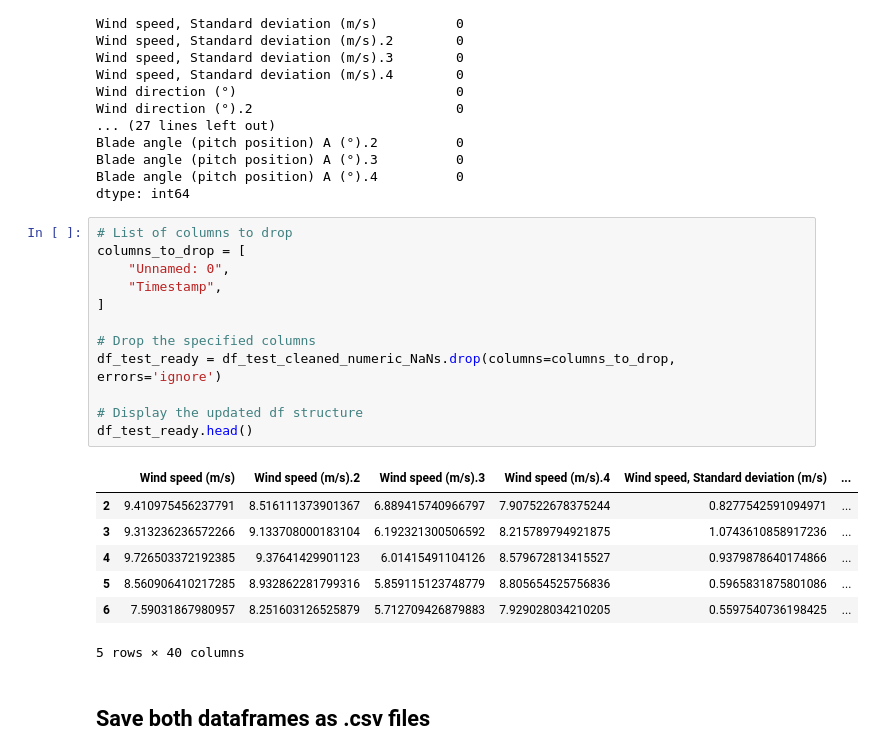
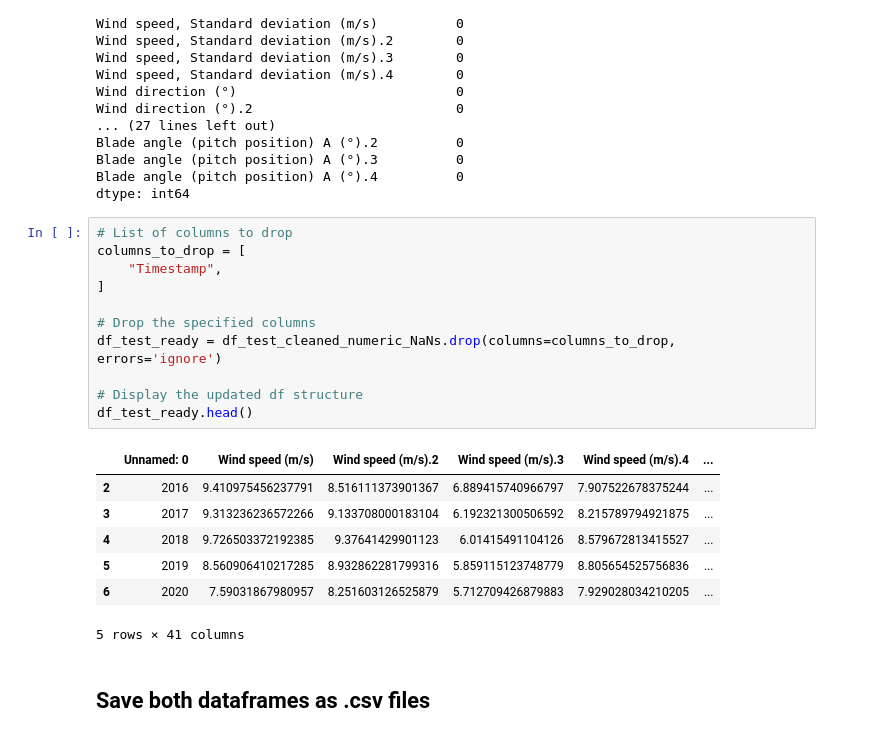
Before and after one commit to o-bissing/predict_wind_speed_at_turbine, a Jupyter notebook: data_preparation.ipynb, the cells around one changed output. Cells and saved outputs as stored; diff of their text form.

```diff
--- a/main.ipynb
+++ b/data_preparation.ipynb
@@ -454,23 +454,22 @@ dtype: int64
 # %%
 # List of columns to drop
 columns_to_drop = [
-    "Unnamed: 0",
     "Timestamp",
 ]
 
 # Drop the specified columns
 df_test_ready = df_test_cleaned_numeric_NaNs.drop(columns=columns_to_drop, errors='ignore')
 
 # Display the updated df structure
 df_test_ready.head()
 # %% [output]
-|  | Wind speed (m/s) | Wind speed (m/s).2 | Wind speed (m/s).3 | Wind speed (m/s).4 | Wind speed, Standard deviation (m/s) | ... |
-| 2 | 9.410975456237791 | 8.516111373901367 | 6.889415740966797 | 7.907522678375244 | 0.8277542591094971 | ... |
-| 3 | 9.313236236572266 | 9.133708000183104 | 6.192321300506592 | 8.215789794921875 | 1.0743610858917236 | ... |
-| 4 | 9.726503372192385 | 9.37641429901123 | 6.01415491104126 | 8.579672813415527 | 0.9379878640174866 | ... |
-| 5 | 8.560906410217285 | 8.932862281799316 | 5.859115123748779 | 8.805654525756836 | 0.5965831875801086 | ... |
-| 6 | 7.59031867980957 | 8.251603126525879 | 5.712709426879883 | 7.929028034210205 | 0.5597540736198425 | ... |
+|  | Unnamed: 0 | Wind speed (m/s) | Wind speed (m/s).2 | Wind speed (m/s).3 | Wind speed (m/s).4 | ... |
+| 2 | 2016 | 9.410975456237791 | 8.516111373901367 | 6.889415740966797 | 7.907522678375244 | ... |
+| 3 | 2017 | 9.313236236572266 | 9.133708000183104 | 6.192321300506592 | 8.215789794921875 | ... |
+| 4 | 2018 | 9.726503372192385 | 9.37641429901123 | 6.01415491104126 | 8.579672813415527 | ... |
+| 5 | 2019 | 8.560906410217285 | 8.932862281799316 | 5.859115123748779 | 8.805654525756836 | ... |
+| 6 | 2020 | 7.59031867980957 | 8.251603126525879 | 5.712709426879883 | 7.929028034210205 | ... |
-5 rows × 40 columns
+5 rows × 41 columns
 # %% [markdown]
 ## Save both dataframes as .csv files
 # %%
```
Also changed, not shown: 2 other files.
